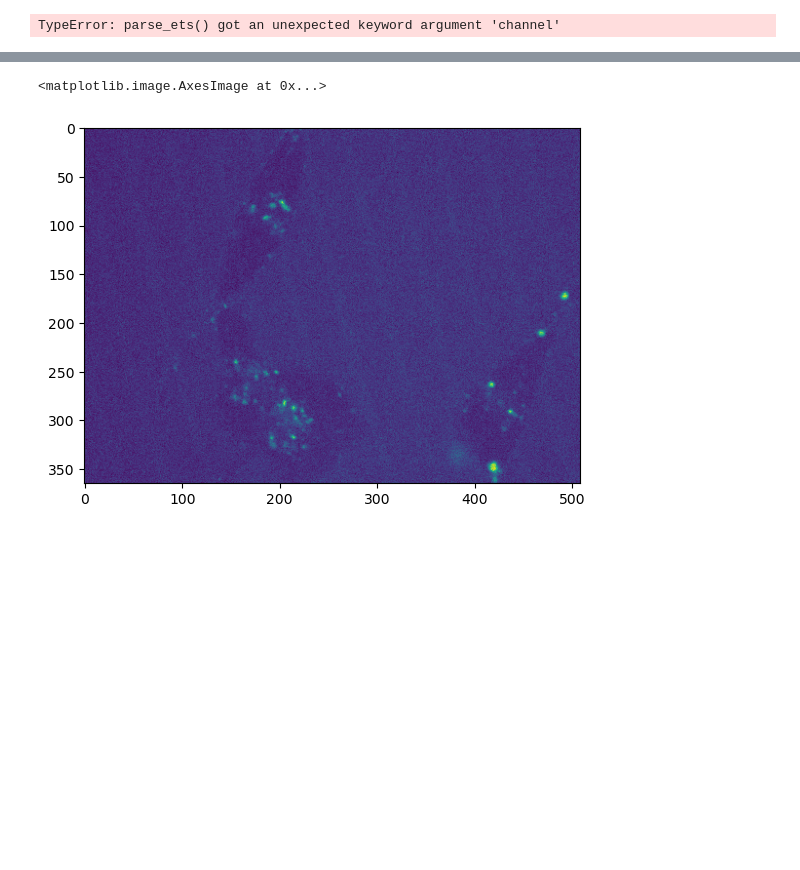
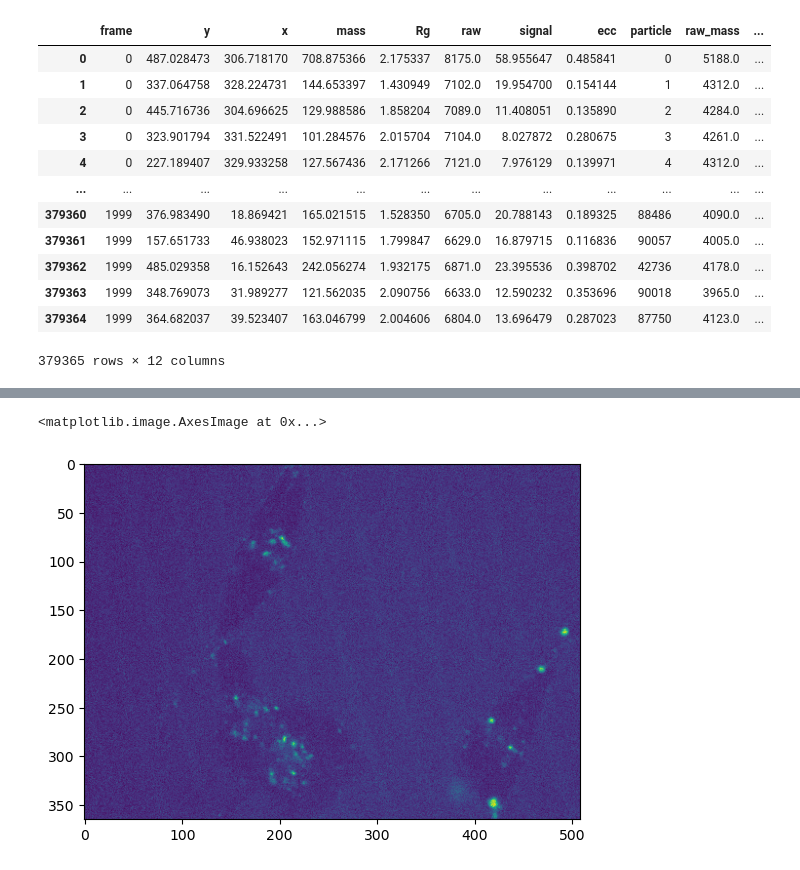
Before and after one commit to amfaber/tracking_optimizations, a Jupyter notebook: gpu-tracking/explore.ipynb, the cells around one changed output, grey strips where cells are left out. Cells and saved outputs as stored; diff of their text form; code cells hidden in the pictures; blank space fills up the shorter version.

```diff
--- a/gpu-tracking/explore.ipynb
+++ b/gpu-tracking/explore.ipynb
@@ -24,7 +25,19 @@ import matplotlib.pyplot as plt
 # %%
 
 path = r"C:\Users\andre\Documents\tracking_optimizations\gpu-tracking\tiff_vsi\vsi dummy\_Process_9747_\stack1\frame_t_0.ets"
-test = gpu_tracking.parse_ets(path)
-# gpu_tracking.batch_file(path, 9, channel = 0)
+# test = gpu_tracking.parse_ets(path)
+gpu_tracking.batch_file(path, 9, channel = 1, minmass = 100, search_range = 9, characterize = True, sig_radius = 3, bg_radius = np.sqrt(60))
 # %% [output]
+|  | frame | y | x | mass | Rg | raw | signal | ecc | particle | raw_mass | ... |
+| 0 | 0 | 487.028473 | 306.718170 | 708.875366 | 2.175337 | 8175.0 | 58.955647 | 0.485841 | 0 | 5188.0 | ... |
+| 1 | 0 | 337.064758 | 328.224731 | 144.653397 | 1.430949 | 7102.0 | 19.954700 | 0.154144 | 1 | 4312.0 | ... |
+| 2 | 0 | 445.716736 | 304.696625 | 129.988586 | 1.858204 | 7089.0 | 11.408051 | 0.135890 | 2 | 4284.0 | ... |
+| 3 | 0 | 323.901794 | 331.522491 | 101.284576 | 2.015704 | 7104.0 | 8.027872 | 0.280675 | 3 | 4261.0 | ... |
+| 4 | 0 | 227.189407 | 329.933258 | 127.567436 | 2.171266 | 7121.0 | 7.976129 | 0.139971 | 4 | 4312.0 | ... |
+| ... | ... | ... | ... | ... | ... | ... | ... | ... | ... | ... | ... |
+| 379360 | 1999 | 376.983490 | 18.869421 | 165.021515 | 1.528350 | 6705.0 | 20.788143 | 0.189325 | 88486 | 4090.0 | ... |
+| 379361 | 1999 | 157.651733 | 46.938023 | 152.971115 | 1.799847 | 6629.0 | 16.879715 | 0.116836 | 90057 | 4005.0 | ... |
+| 379362 | 1999 | 485.029358 | 16.152643 | 242.056274 | 1.932175 | 6871.0 | 23.395536 | 0.398702 | 42736 | 4178.0 | ... |
+| 379363 | 1999 | 348.769073 | 31.989277 | 121.562035 | 2.090756 | 6633.0 | 12.590232 | 0.353696 | 90018 | 3965.0 | ... |
+| 379364 | 1999 | 364.682037 | 39.523407 | 163.046799 | 2.004606 | 6804.0 | 13.696479 | 0.287023 | 87750 | 4123.0 | ... |
-TypeError: parse_ets() got an unexpected keyword argument 'channel'
+379365 rows × 12 columns
```
Also changed, not shown: parts of 2 cells of this notebook, 23 other files.
